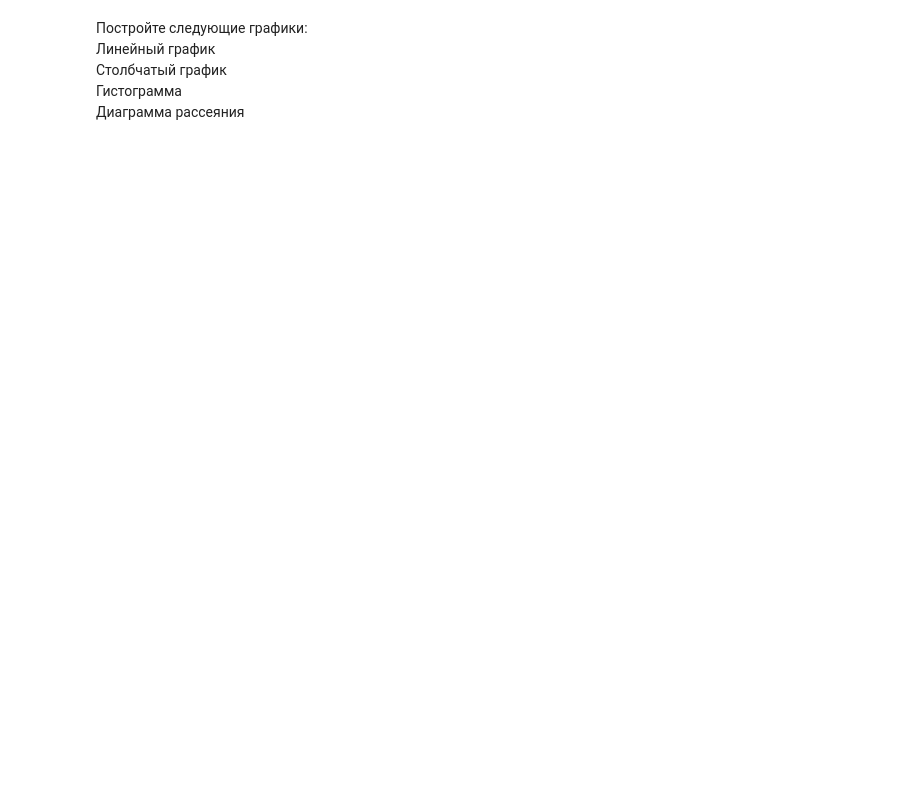
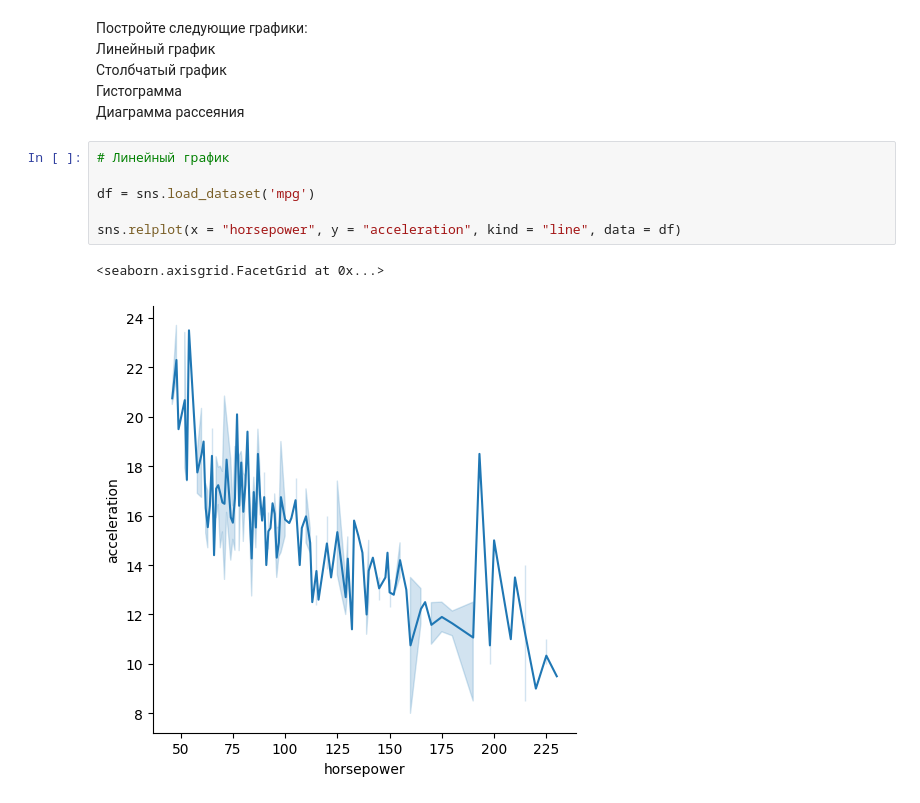
Before and after one commit to akazachkov/ML_lesson_material, a Jupyter notebook: Домашнее_задание(03_07_2024).ipynb, the cells around one changed output. Saved outputs shown, nothing was run; the diff lists cells and outputs as text; blank space fills up the shorter version.

```diff
--- a/Домашнее_задание(03_07_2024).ipynb
+++ b/Домашнее_задание(03_07_2024).ipynb
@@ -170,3 +188,12 @@ df.head()
 Столбчатый график <br>
 Гистограмма <br>
 Диаграмма рассеяния <br>
+# %%
+# Линейный график
+
+df = sns.load_dataset('mpg')
+
+sns.relplot(x = "horsepower", y = "acceleration", kind = "line", data = df)
+# %% [output]
+<seaborn.axisgrid.FacetGrid at 0x...>
+[figure, added]
```
Also changed, not shown: parts of 8 cells of this notebook.
